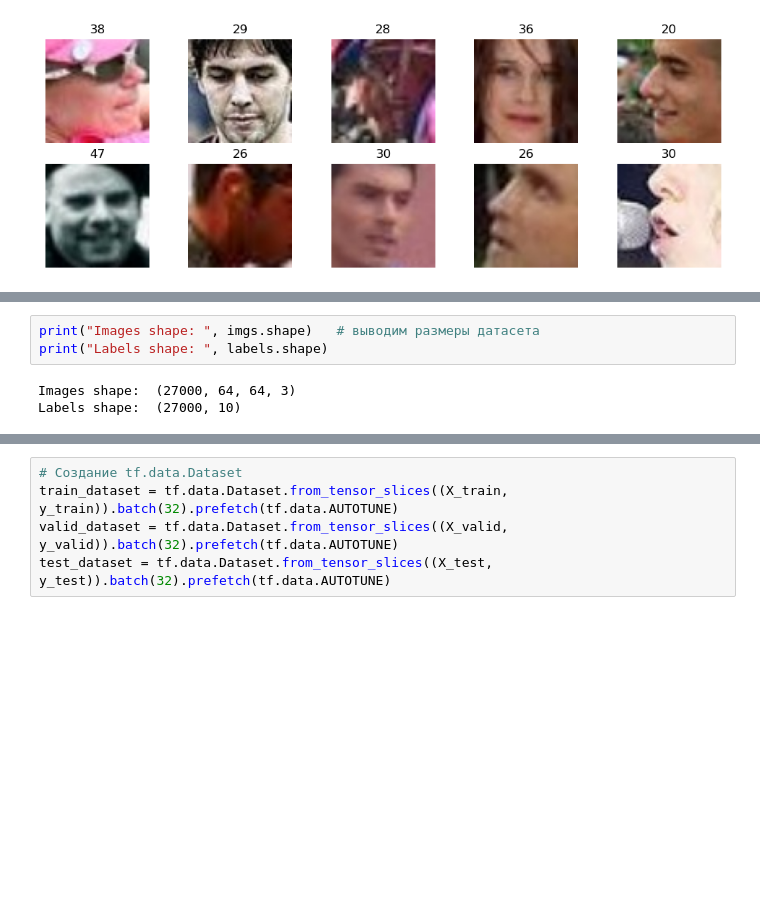
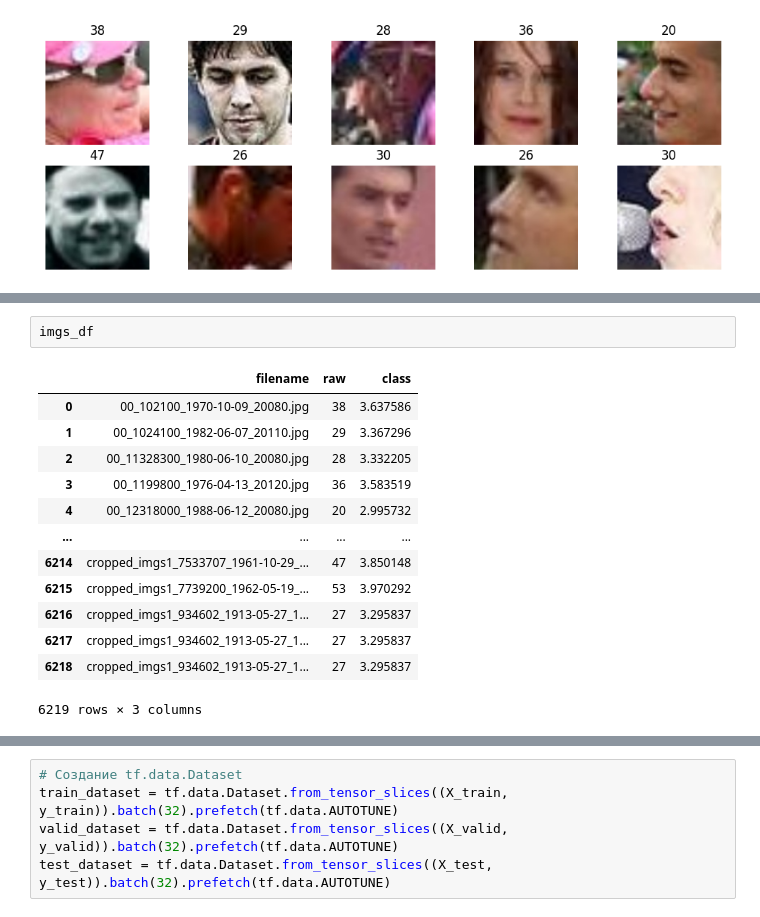
Before and after one commit to xxxSOERxxx/ML01_P_Online, a Jupyter notebook: Eugene_Piuta/DZ_24/task.ipynb, the cells around one changed output, grey strips where cells are left out. Saved outputs shown, nothing was run; the diff lists cells and outputs as text; blank space fills up the shorter version.

```diff
--- a/Eugene_Piuta/DZ_24/task.ipynb
+++ b/Eugene_Piuta/DZ_24/task.ipynb
@@ -281,6 +212,16 @@ for img_name in os.listdir(cropped_imgs):
-# %%
-print("Images shape: ", imgs.shape)   # выводим размеры датасета
-print("Labels shape: ", labels.shape)
-# %% [output]
-Images shape:  (27000, 64, 64, 3)
-Labels shape:  (27000, 10)
+# %%
+imgs_df
+# %% [output]
+|  | filename | raw | class |
+| 0 | 00_102100_1970-10-09_20080.jpg | 38 | 3.637586 |
+| 1 | 00_1024100_1982-06-07_20110.jpg | 29 | 3.367296 |
+| 2 | 00_11328300_1980-06-10_20080.jpg | 28 | 3.332205 |
+| 3 | 00_1199800_1976-04-13_20120.jpg | 36 | 3.583519 |
+| 4 | 00_12318000_1988-06-12_20080.jpg | 20 | 2.995732 |
+| ... | ... | ... | ... |
+| 6214 | cropped_imgs1_7533707_1961-10-29_... | 47 | 3.850148 |
+| 6215 | cropped_imgs1_7739200_1962-05-19_... | 53 | 3.970292 |
+| 6216 | cropped_imgs1_934602_1913-05-27_1... | 27 | 3.295837 |
+| 6217 | cropped_imgs1_934602_1913-05-27_1... | 27 | 3.295837 |
+| 6218 | cropped_imgs1_934602_1913-05-27_1... | 27 | 3.295837 |
+6219 rows × 3 columns
```
Also changed, not shown: parts of 15 cells of this notebook, 2 other files.
